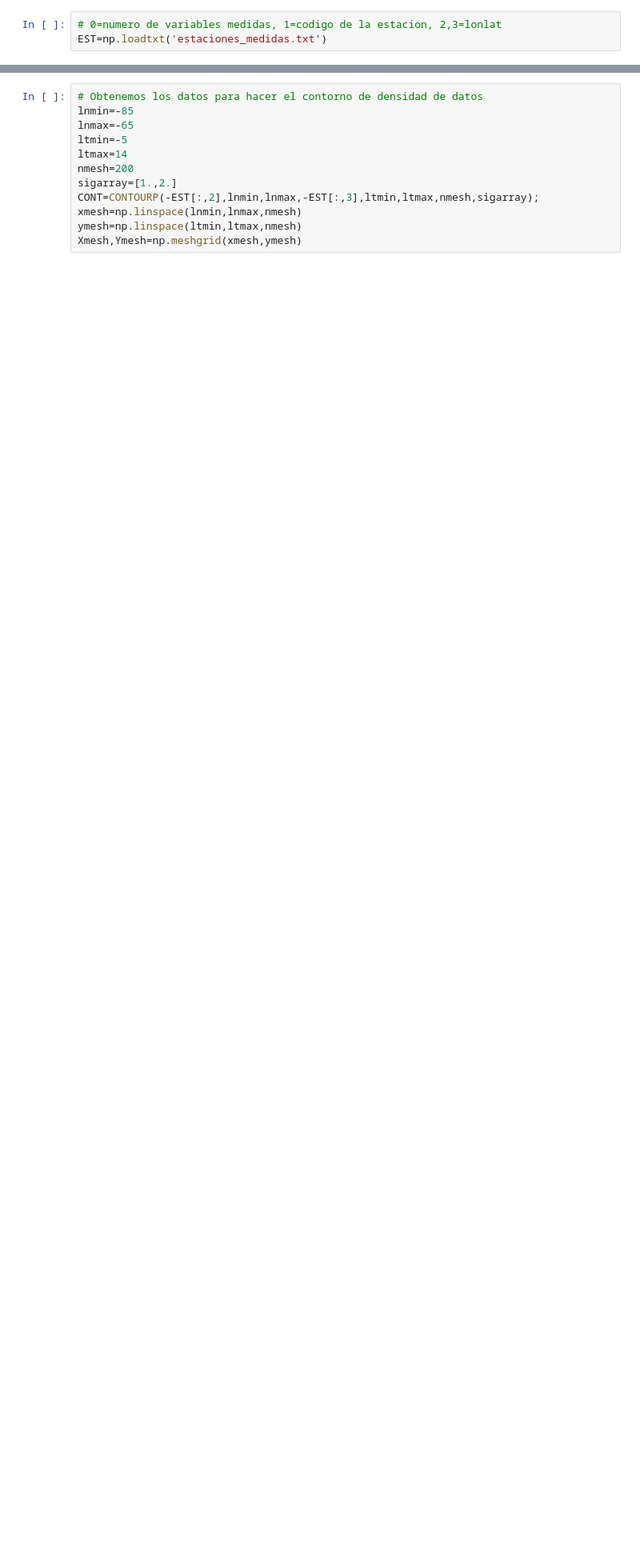
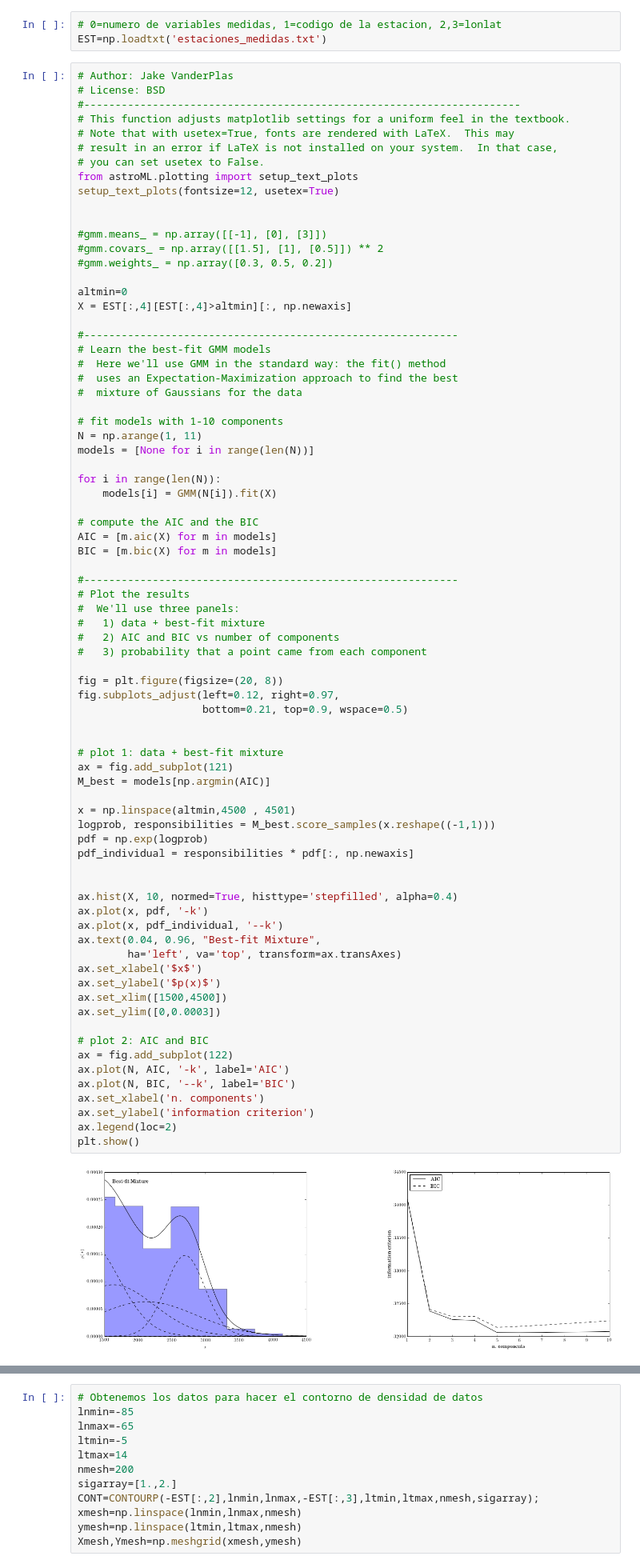
Before and after one commit to saint-germain/ideam, a Jupyter notebook: PCA-IDEAM-WC.ipynb, the cells around one changed output, grey strips where cells are left out. Shown at 80% size. Cells and saved outputs as stored; diff of their text form; blank space fills up the shorter version.

```diff
--- a/PCA-IDEAM-WC.ipynb
+++ b/PCA-IDEAM-WC.ipynb
@@ -1505,3 +1485,81 @@ rm estaciones.txt
 # %%
 # 0=numero de variables medidas, 1=codigo de la estacion, 2,3=lonlat
 EST=np.loadtxt('estaciones_medidas.txt')
+# %%
+# Author: Jake VanderPlas
+# License: BSD
+#----------------------------------------------------------------------
+# This function adjusts matplotlib settings for a uniform feel in the textbook.
+# Note that with usetex=True, fonts are rendered with LaTeX.  This may
+# result in an error if LaTeX is not installed on your system.  In that case,
+# you can set usetex to False.
+from astroML.plotting import setup_text_plots
+setup_text_plots(fontsize=12, usetex=True)
+
+
+#gmm.means_ = np.array([[-1], [0], [3]])
+#gmm.covars_ = np.array([[1.5], [1], [0.5]]) ** 2
+#gmm.weights_ = np.array([0.3, 0.5, 0.2])
+
+altmin=0
+X = EST[:,4][EST[:,4]>altmin][:, np.newaxis]
+
+#------------------------------------------------------------
+# Learn the best-fit GMM models
+#  Here we'll use GMM in the standard way: the fit() method
+#  uses an Expectation-Maximization approach to find the best
+#  mixture of Gaussians for the data
+
+# fit models with 1-10 components
+N = np.arange(1, 11)
+models = [None for i in range(len(N))]
+
+for i in range(len(N)):
+    models[i] = GMM(N[i]).fit(X)
+
+# compute the AIC and the BIC
+AIC = [m.aic(X) for m in models]
+BIC = [m.bic(X) for m in models]
+
+#------------------------------------------------------------
+# Plot the results
+#  We'll use three panels:
+#   1) data + best-fit mixture
+#   2) AIC and BIC vs number of components
+#   3) probability that a point came from each component
+
+fig = plt.figure(figsize=(20, 8))
+fig.subplots_adjust(left=0.12, right=0.97,
+                    bottom=0.21, top=0.9, wspace=0.5)
+
+
+# plot 1: data + best-fit mixture
+ax = fig.add_subplot(121)
+M_best = models[np.argmin(AIC)]
+
+x = np.linspace(altmin,4500 , 4501)
+logprob, responsibilities = M_best.score_samples(x.reshape((-1,1)))
+pdf = np.exp(logprob)
+pdf_individual = responsibilities * pdf[:, np.newaxis]
+
+
+ax.hist(X, 10, normed=True, histtype='stepfilled', alpha=0.4)
+ax.plot(x, pdf, '-k')
+ax.plot(x, pdf_individual, '--k')
+ax.text(0.04, 0.96, "Best-fit Mixture",
+        ha='left', va='top', transform=ax.transAxes)
+ax.set_xlabel('$x$')
+ax.set_ylabel('$p(x)$')
+ax.set_xlim([1500,4500])
+ax.set_ylim([0,0.0003])
+
+# plot 2: AIC and BIC
+ax = fig.add_subplot(122)
+ax.plot(N, AIC, '-k', label='AIC')
+ax.plot(N, BIC, '--k', label='BIC')
+ax.set_xlabel('n. components')
+ax.set_ylabel('information criterion')
+ax.legend(loc=2)
+plt.show()
+# %% [output]
+[figure, added]
```
Also changed, not shown: parts of 16 cells of this notebook, 2 other files.
